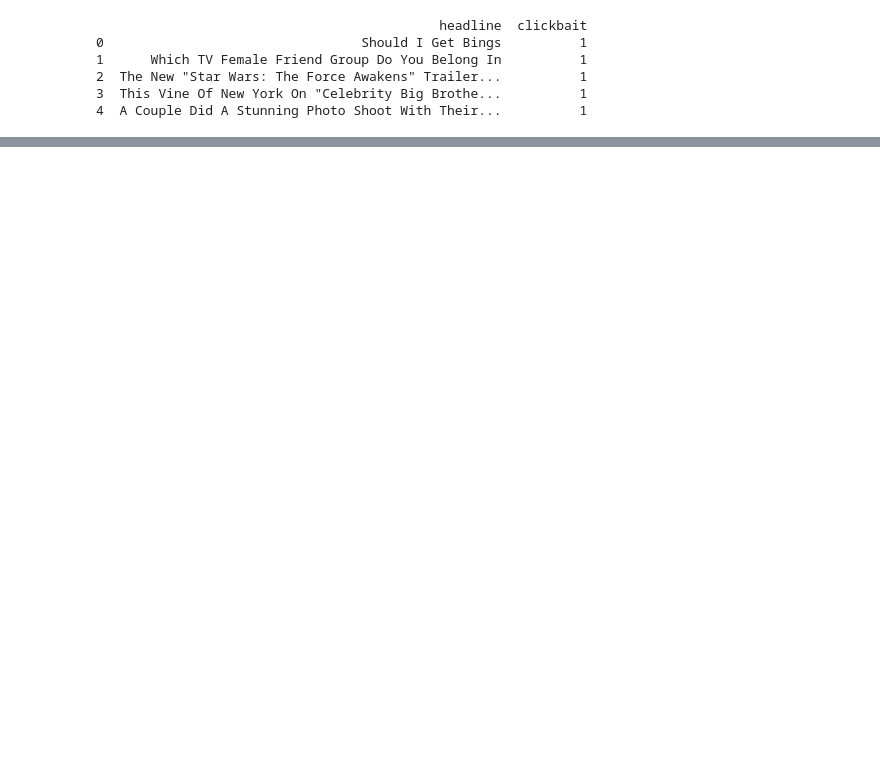
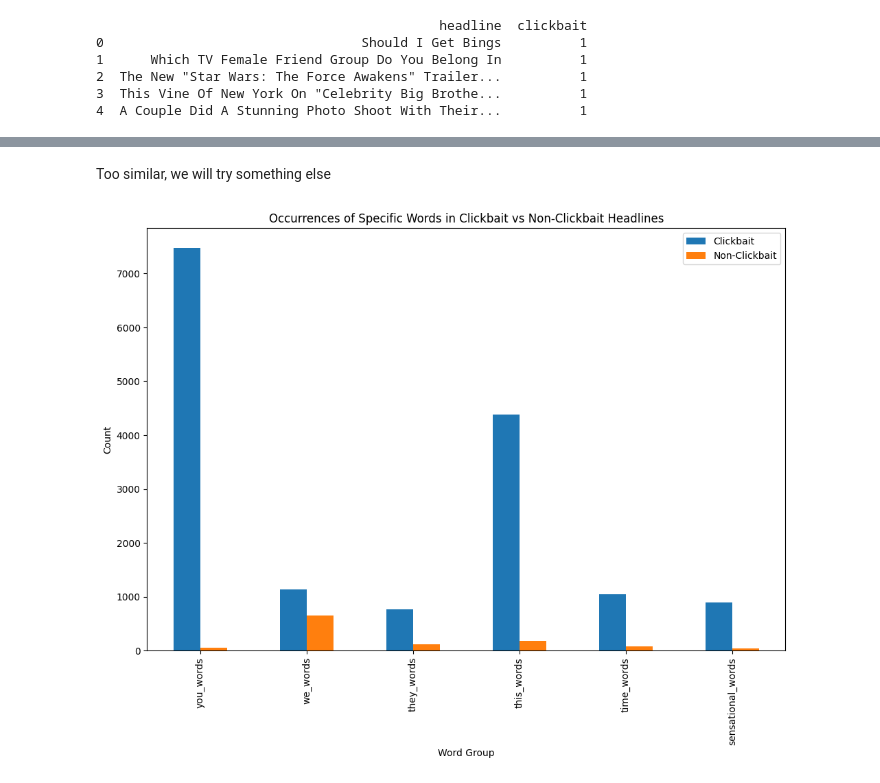
Before and after one commit to risky-dev-11/integrationsseminar_rule_based_clickbait_detection, a Jupyter notebook: rule_based_clickbait_classifier.ipynb, the cells around one changed output, grey strips where cells are left out. Saved outputs shown, nothing was run; the diff lists cells and outputs as text; code cells hidden in the pictures; blank space fills up the shorter version.

```diff
--- a/rule_based_clickbait_classifier.ipynb
+++ b/rule_based_clickbait_classifier.ipynb
@@ -198,0 +222,35 @@ KeyboardInterrupt:
+# %% [markdown]
+Too similar, we will try something else
+# %%
+# Define the words to check
+words = {
+    'you_words': ['you', 'your', 'yours'],
+    'we_words': ['we', 'us', 'our', 'ours'],
+    'they_words': ['they', 'them', 'their', 'theirs'],
+    'this_words': ['this', 'that', 'these', 'those'],
+    'time_words': ['now', 'here', 'today', 'why'],
+    'sensational_words': ['should', 'only', 'unbelievable', 'shock']
+}
+
+# Initialize a dictionary to store the counts
+word_counts = {key: {'Clickbait': 0, 'Non-Clickbait': 0} for key in words.keys()}
+
+# Count the occurrences of each word in clickbait and non-clickbait headlines
+for key, word_list in words.items():
+    for word in word_list:
+        word_counts[key]['Clickbait'] += dataset[dataset['clickbait'] == 1]['headline'].str.contains(r'\b' + word + r'\b', case=False).sum()
+        word_counts[key]['Non-Clickbait'] += dataset[dataset['clickbait'] == 0]['headline'].str.contains(r'\b' + word + r'\b', case=False).sum()
+
+# Convert the counts to a DataFrame for plotting
+word_counts_df = pd.DataFrame(word_counts).T
+word_counts_df['Total'] = word_counts_df['Clickbait'] + word_counts_df['Non-Clickbait']
+
+# Plot the data
+fig, ax = plt.subplots(figsize=(12, 8))
+word_counts_df.plot(kind='bar', y=['Clickbait', 'Non-Clickbait'], ax=ax)
+plt.title('Occurrences of Specific Words in Clickbait vs Non-Clickbait Headlines')
+plt.xlabel('Word Group')
+plt.ylabel('Count')
+plt.show()
+# %% [output]
+[figure, added]
```
Also changed, not shown: parts of 14 cells of this notebook, 1 other file.
